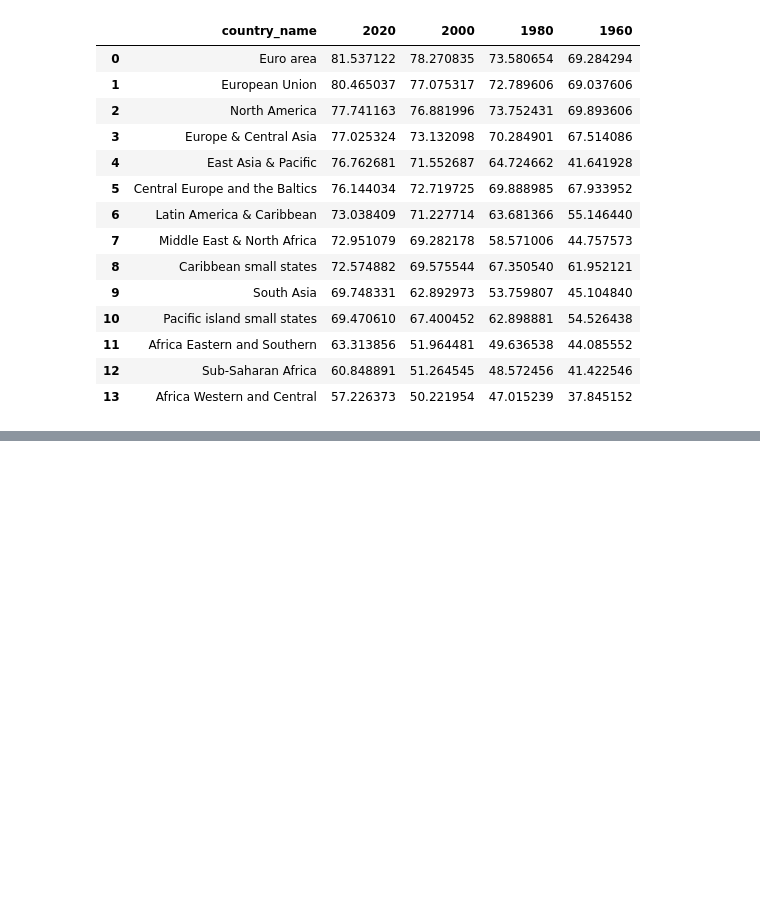
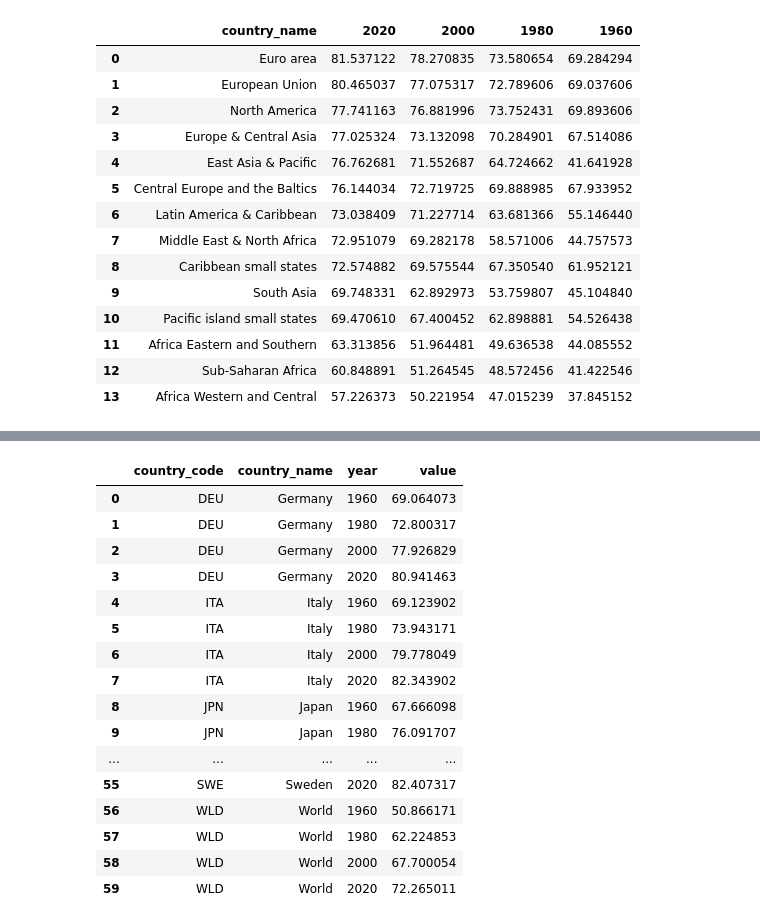
Before and after one commit to Davide011/social_data_project, a Jupyter notebook: notebook_hus.ipynb, the cells around one changed output, grey strips where cells are left out. Saved outputs shown, nothing was run; the diff lists cells and outputs as text; code cells hidden in the pictures; blank space fills up the shorter version.

```diff
--- a/notebook_hus.ipynb
+++ b/notebook_hus.ipynb
@@ -243,3 +242,24 @@ Loading BokehJS ...
 [interactive output not drawn]
 [interactive output not drawn]
 [interactive output not drawn]
+# %%
+countries_ja = pd.read_csv('life_expectancy_by_countries_select.csv')
+countries_ja
+# %% [output]
+|  | country_code | country_name | year | value |
+| 0 | DEU | Germany | 1960 | 69.064073 |
+| 1 | DEU | Germany | 1980 | 72.800317 |
+| 2 | DEU | Germany | 2000 | 77.926829 |
+| 3 | DEU | Germany | 2020 | 80.941463 |
+| 4 | ITA | Italy | 1960 | 69.123902 |
+| 5 | ITA | Italy | 1980 | 73.943171 |
+| 6 | ITA | Italy | 2000 | 79.778049 |
+| 7 | ITA | Italy | 2020 | 82.343902 |
+| 8 | JPN | Japan | 1960 | 67.666098 |
+| 9 | JPN | Japan | 1980 | 76.091707 |
+| ... | ... | ... | ... | ... |
+| 55 | SWE | Sweden | 2020 | 82.407317 |
+| 56 | WLD | World | 1960 | 50.866171 |
+| 57 | WLD | World | 1980 | 62.224853 |
+| 58 | WLD | World | 2000 | 67.700054 |
+| 59 | WLD | World | 2020 | 72.265011 |
```
Also changed, not shown: parts of 22 cells of this notebook, 35 other files.
